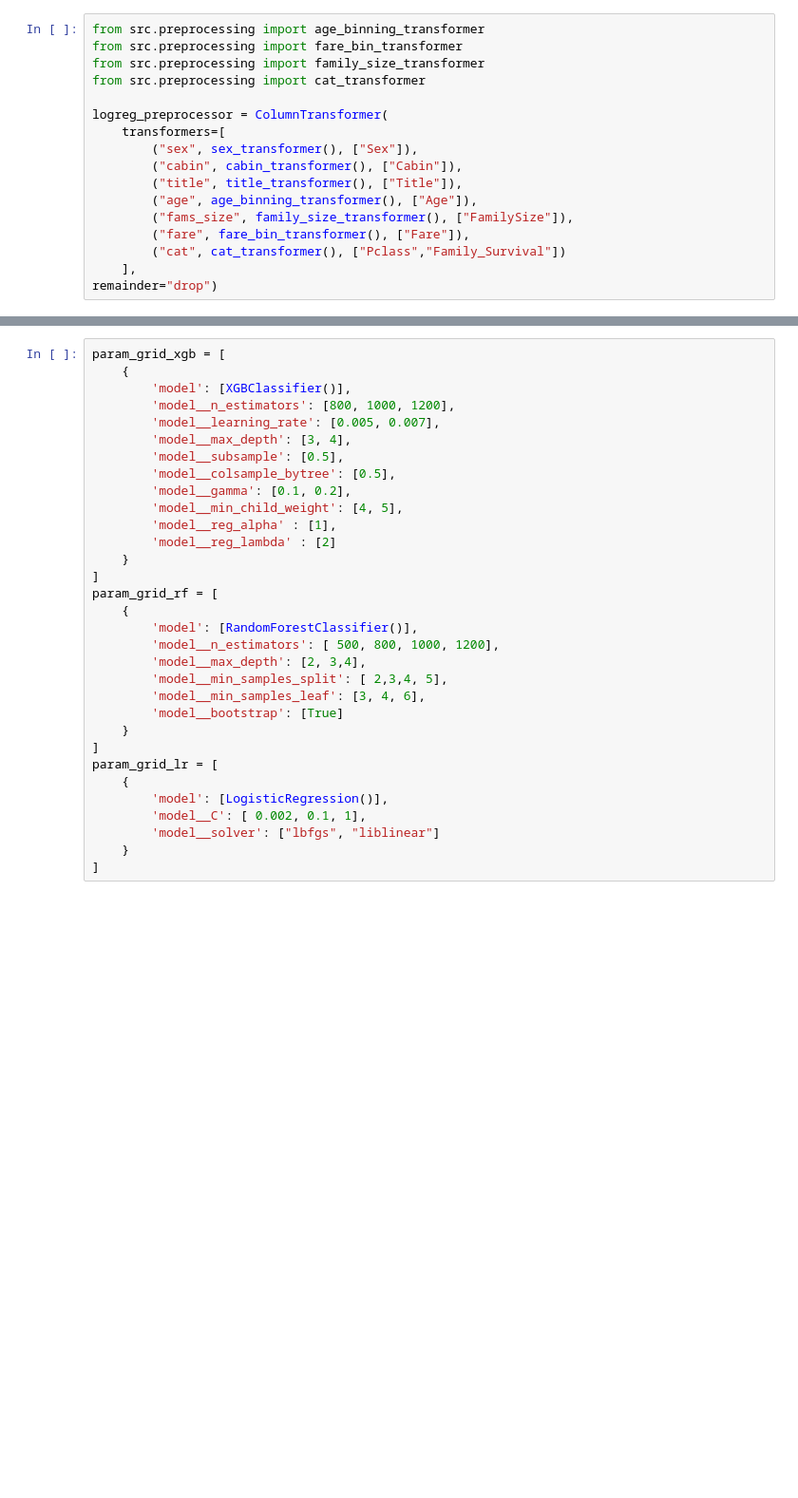
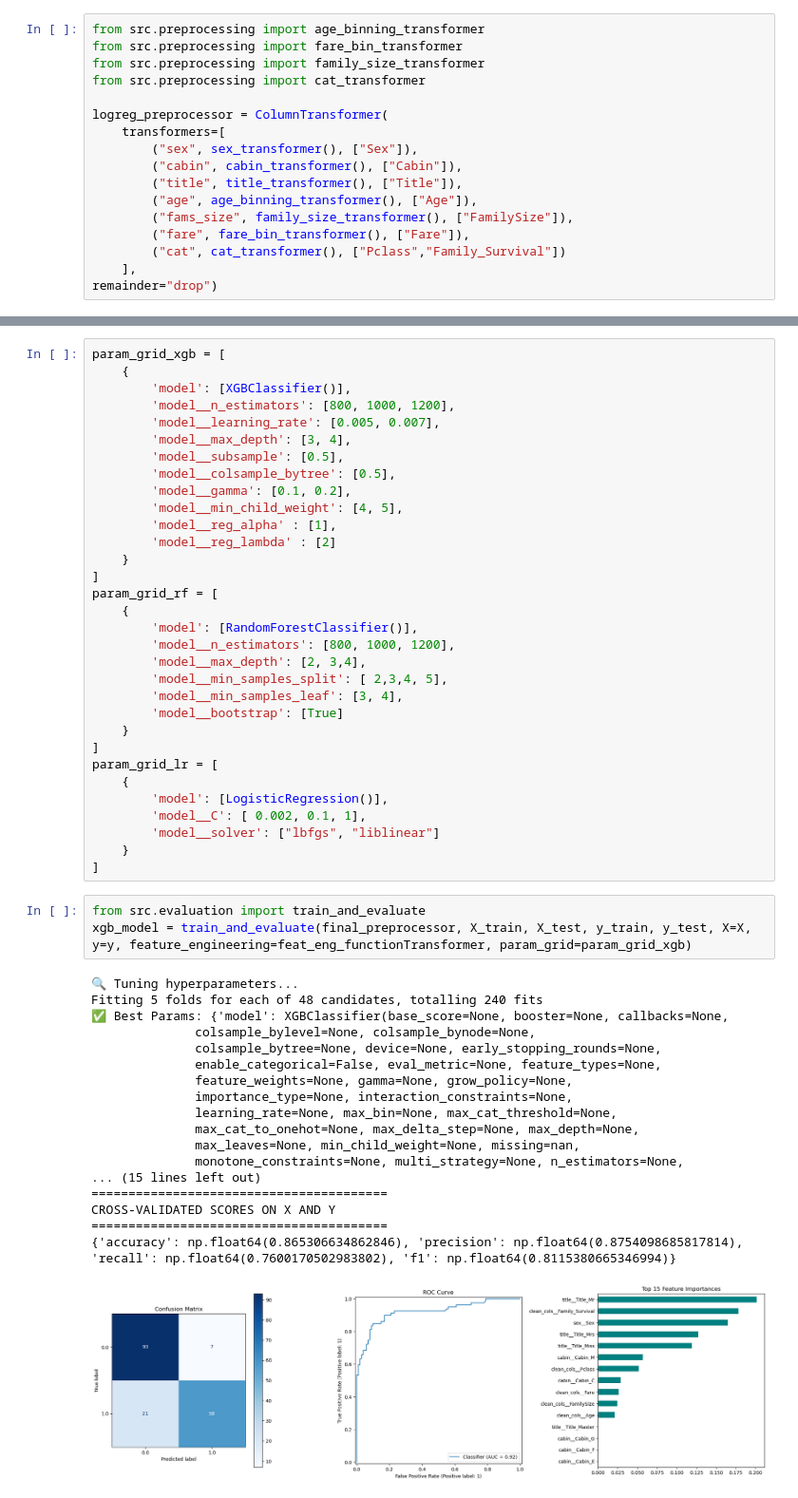
Before and after one commit to Jobo0/titanic-ensemble-classifier, a Jupyter notebook: 02_Final_Pipeline.ipynb, the cells around one changed output, grey strips where cells are left out. Shown at 95% size. Cells and saved outputs as stored; diff of their text form; blank space fills up the shorter version.

Commit message:
Finalized 02 notebook

```diff
--- a/02_Final_Pipeline.ipynb
+++ b/02_Final_Pipeline.ipynb
@@ -216,10 +217,10 @@ param_grid_xgb = [
 param_grid_rf = [
     {
         'model': [RandomForestClassifier()],
-        'model__n_estimators': [ 500, 800, 1000, 1200],
+        'model__n_estimators': [800, 1000, 1200],
         'model__max_depth': [2, 3,4],
         'model__min_samples_split': [ 2,3,4, 5],
-        'model__min_samples_leaf': [3, 4, 6],
+        'model__min_samples_leaf': [3, 4],
         'model__bootstrap': [True]
     }
 ]
@@ -230,3 +231,25 @@ param_grid_lr = [
         'model__solver': ["lbfgs", "liblinear"]
     }
 ]
+# %%
+from src.evaluation import train_and_evaluate
+xgb_model = train_and_evaluate(final_preprocessor, X_train, X_test, y_train, y_test, X=X, y=y, feature_engineering=feat_eng_functionTransformer, param_grid=param_grid_xgb)
+# %% [output]
+🔍 Tuning hyperparameters...
+Fitting 5 folds for each of 48 candidates, totalling 240 fits
+✅ Best Params: {'model': XGBClassifier(base_score=None, booster=None, callbacks=None,
+              colsample_bylevel=None, colsample_bynode=None,
+              colsample_bytree=None, device=None, early_stopping_rounds=None,
+              enable_categorical=False, eval_metric=None, feature_types=None,
+              feature_weights=None, gamma=None, grow_policy=None,
+              importance_type=None, interaction_constraints=None,
+              learning_rate=None, max_bin=None, max_cat_threshold=None,
+              max_cat_to_onehot=None, max_delta_step=None, max_depth=None,
+              max_leaves=None, min_child_weight=None, missing=nan,
+              monotone_constraints=None, multi_strategy=None, n_estimators=None,
+... (15 lines left out)
+========================================
+CROSS-VALIDATED SCORES ON X AND Y
+========================================
+{'accuracy': np.float64(0.865306634862846), 'precision': np.float64(0.8754098685817814), 'recall': np.float64(0.7600170502983802), 'f1': np.float64(0.8115380665346994)}
+[figure, added]
```
Also changed, not shown: parts of 16 cells of this notebook, 3 other files.
